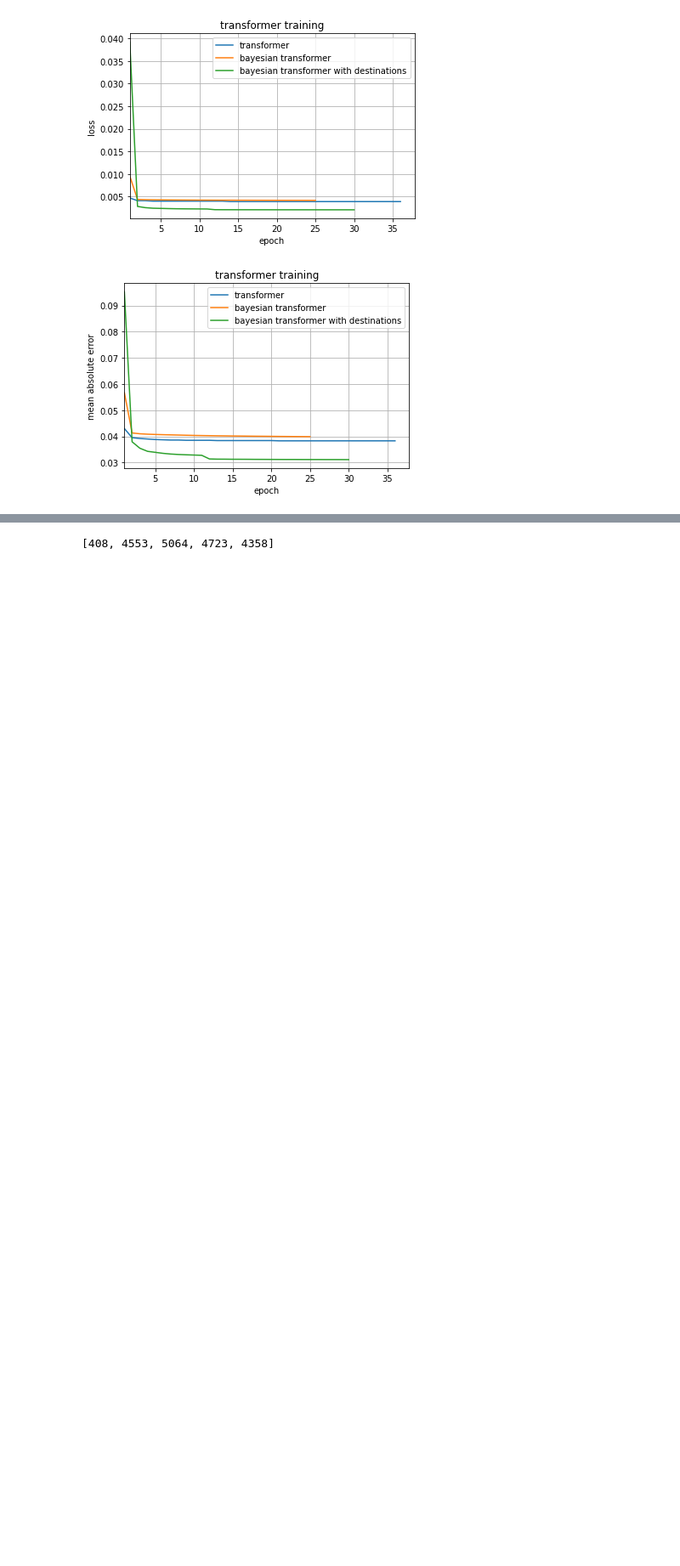
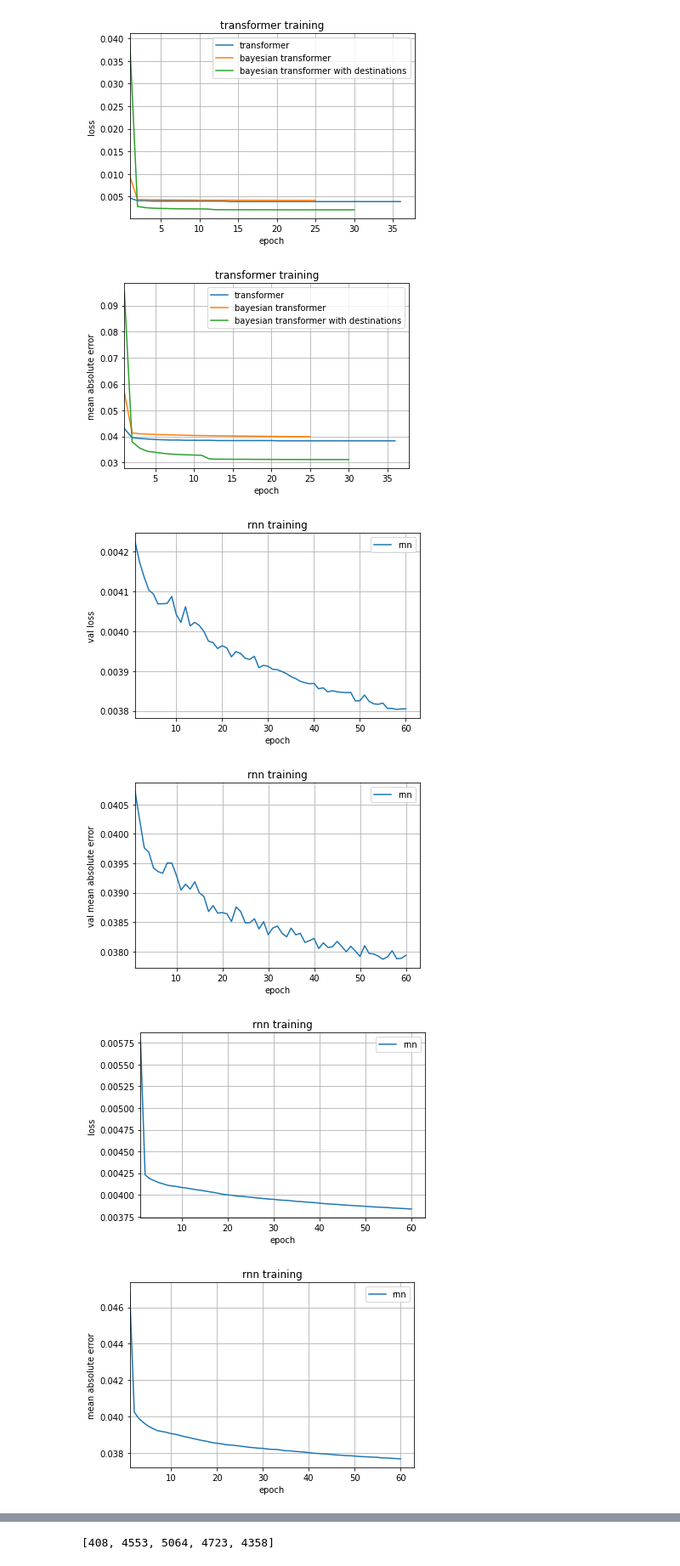
Before and after one commit to lintglitch/trajectory-prediction, a Jupyter notebook: path_prediction_comparison.ipynb, the cells around one changed output, grey strips where cells are left out. Shown at 85% size. Saved outputs shown, nothing was run; the diff lists cells and outputs as text; code cells hidden in the pictures; blank space fills up the shorter version.

```diff
--- a/path_prediction_comparison.ipynb
+++ b/path_prediction_comparison.ipynb
@@ -37,6 +37,9 @@ model_cnn_path = ('path_cnn_a', 'cnn')
 model_cnn_path_goal = ('path_cnn_goal_a', 'cnn with destinations')
 model_cnn_path_dropout = ('path_cnn_droput_a', 'bayesian cnn')
 model_cnn_path_dropout_goal = ('path_cnn_goal_dropout_a', 'bayesian cnn with destinations')
+# rnn
+model_rnn_path = ('lstm_baseline_b', 'rnn')
+model_rnn_goal = ('lstm_baseline_goal_a', 'rnn with destinations')
 # transformer
 model_tf_name = 'transformer'
 model_tf_path = ('path_transformerk_l', 'transformer')
@@ -118,3 +121,11 @@ draw_comparison('transformer training', [model_tf_path, model_tf_path_dropout, m
 [figure]
 [figure]
 [figure]
+# %%
+draw_comparison('rnn training', [model_rnn_path])
+draw_comparison('rnn training with destinations', [model_rnn_goal])
+# %% [output]
+[figure, added]
+[figure, added]
+[figure, added]
+[figure, added]
```
Also changed, not shown: parts of 5 cells of this notebook, 3 other files.
